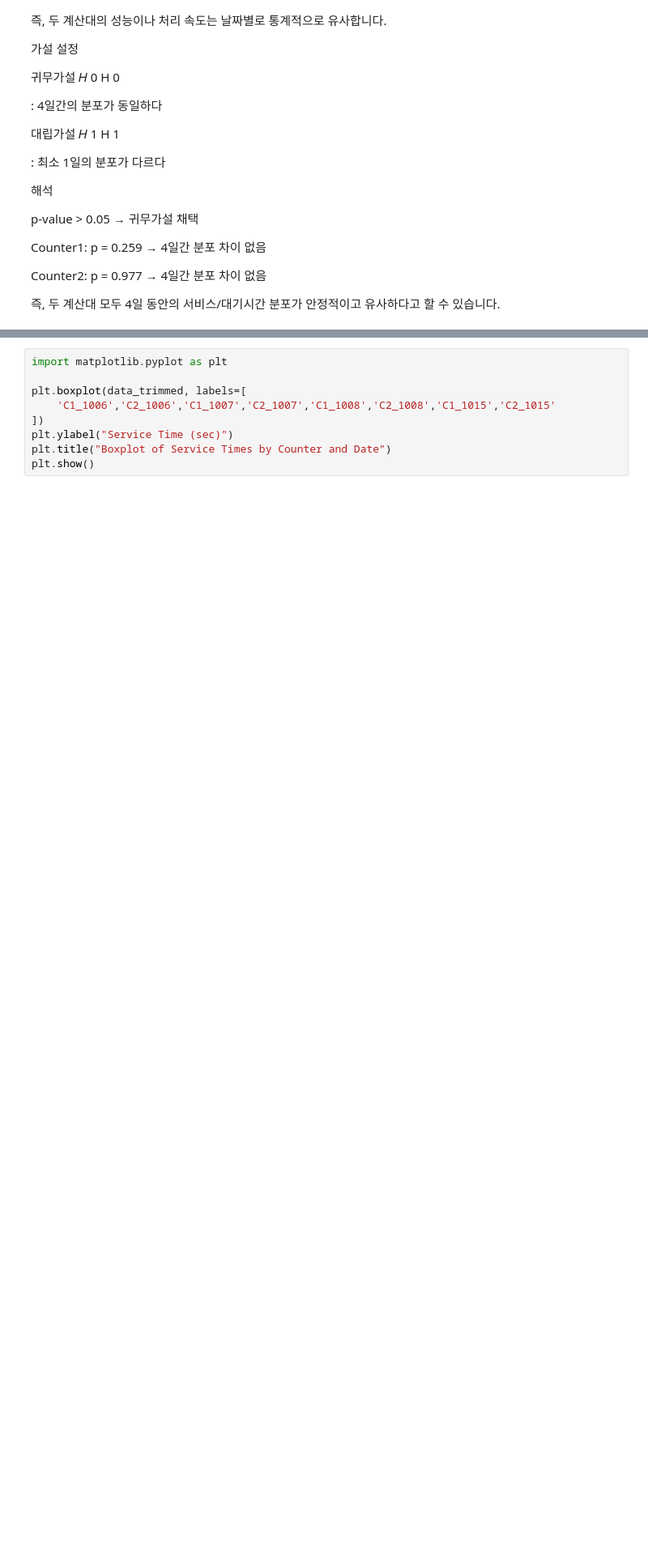
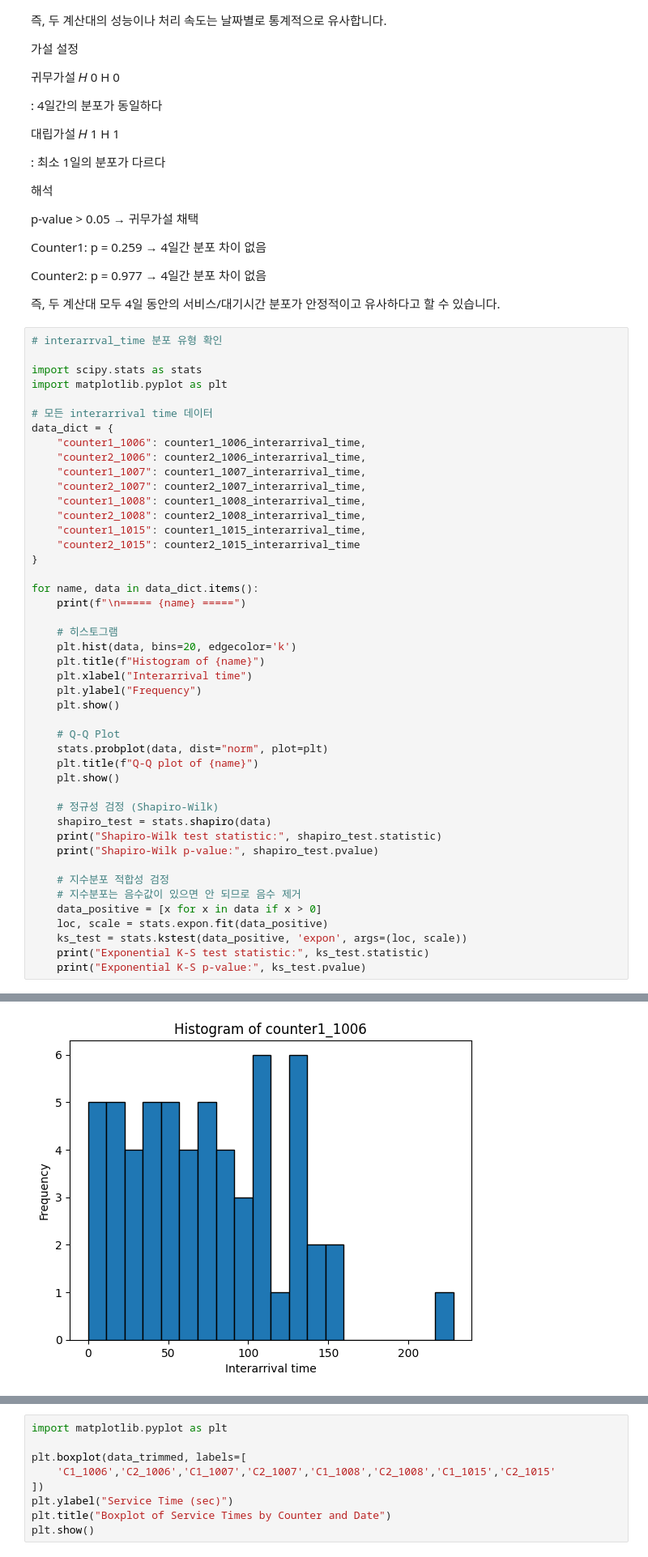
Before and after one commit to minsu-dev/Simulation-, a Jupyter notebook: Simpy/5_SimPy_Car_Wash.ipynb, the cells around one changed output, grey strips where cells are left out. Shown: that part at 81% size. Saved outputs shown, nothing was run; the diff lists cells and outputs as text; blank space fills up the shorter version.

```diff
--- a/Simpy/5_SimPy_Car_Wash.ipynb
+++ b/Simpy/5_SimPy_Car_Wash.ipynb
@@ -494,3 +494,49 @@ Counter1: p = 0.259 → 4일간 분포 차이 없음
 Counter2: p = 0.977 → 4일간 분포 차이 없음
 
 즉, 두 계산대 모두 4일 동안의 서비스/대기시간 분포가 안정적이고 유사하다고 할 수 있습니다.
+# %%
+# interarrval_time 분포 유형 확인
+
+import scipy.stats as stats
+import matplotlib.pyplot as plt
+
+# 모든 interarrival time 데이터
+data_dict = {
+    "counter1_1006": counter1_1006_interarrival_time,
+    "counter2_1006": counter2_1006_interarrival_time,
+    "counter1_1007": counter1_1007_interarrival_time,
+    "counter2_1007": counter2_1007_interarrival_time,
+    "counter1_1008": counter1_1008_interarrival_time,
+    "counter2_1008": counter2_1008_interarrival_time,
+    "counter1_1015": counter1_1015_interarrival_time,
+    "counter2_1015": counter2_1015_interarrival_time
+}
+
+for name, data in data_dict.items():
+    print(f"\n===== {name} =====")
+
+    # 히스토그램
+    plt.hist(data, bins=20, edgecolor='k')
+    plt.title(f"Histogram of {name}")
+    plt.xlabel("Interarrival time")
+    plt.ylabel("Frequency")
+    plt.show()
+
+    # Q-Q Plot
+    stats.probplot(data, dist="norm", plot=plt)
+    plt.title(f"Q-Q plot of {name}")
+    plt.show()
+
+    # 정규성 검정 (Shapiro-Wilk)
+    shapiro_test = stats.shapiro(data)
+    print("Shapiro-Wilk test statistic:", shapiro_test.statistic)
+    print("Shapiro-Wilk p-value:", shapiro_test.pvalue)
+
+    # 지수분포 적합성 검정
+    # 지수분포는 음수값이 있으면 안 되므로 음수 제거
+    data_positive = [x for x in data if x > 0]
+    loc, scale = stats.expon.fit(data_positive)
+    ks_test = stats.kstest(data_positive, 'expon', args=(loc, scale))
+    print("Exponential K-S test statistic:", ks_test.statistic)
+    print("Exponential K-S p-value:", ks_test.pvalue)
+# %% [output]
@@ -496,0 +544 @@ Counter2: p = 0.977 → 4일간 분포 차이 없음
+[figure, added]
```
Also changed, not shown: parts of 6 cells of this notebook.
